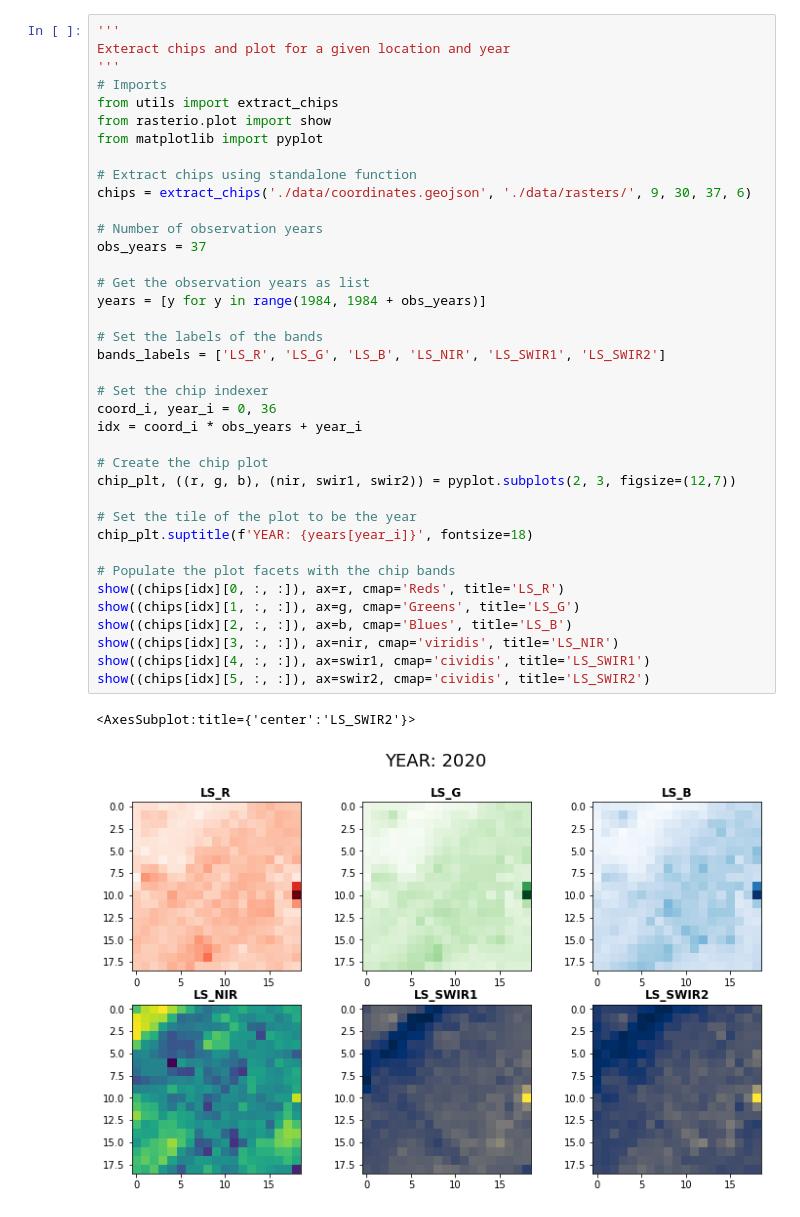
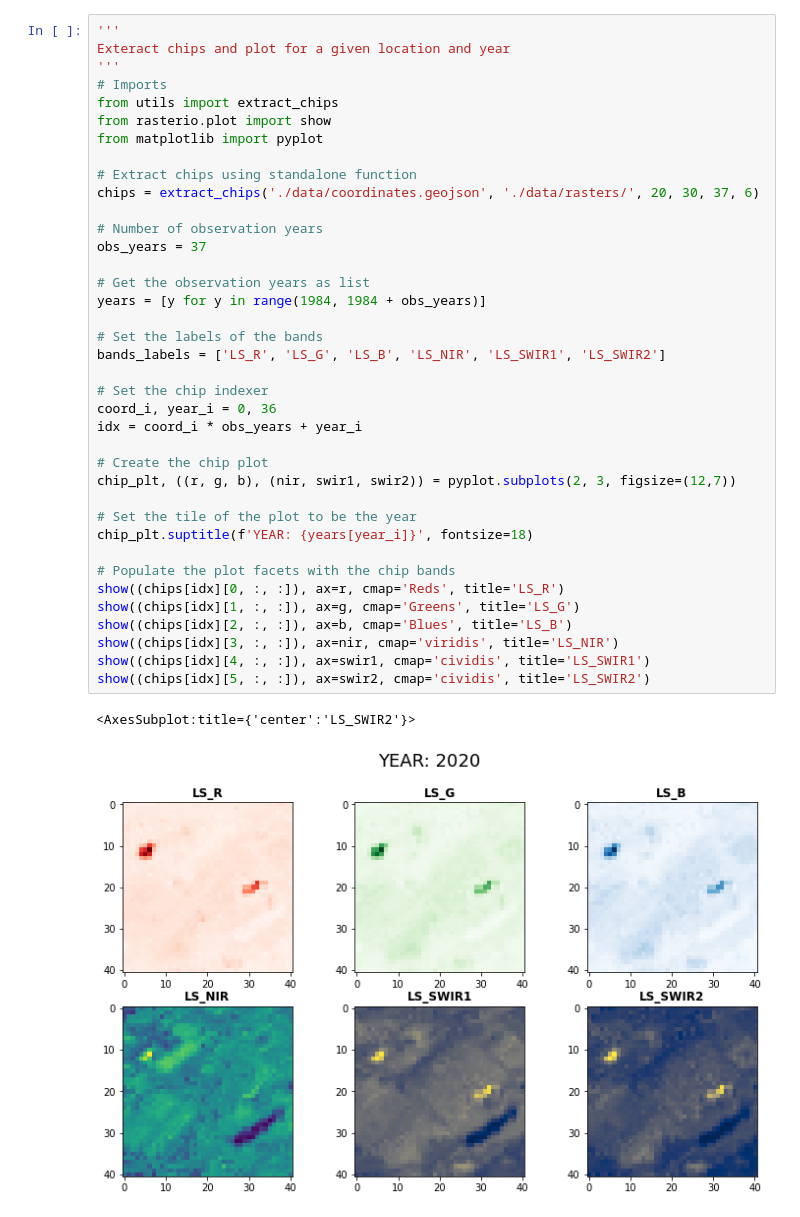
Before and after one commit to danleesmith/pdetest, a Jupyter notebook: 3_tests.ipynb, the cells around one changed output. Drawn from its saved outputs; the diff is of its cells as text.

```diff
--- a/3_tests.ipynb
+++ b/3_tests.ipynb
@@ -8,34 +8,34 @@ from rasterio.plot import show
 from matplotlib import pyplot
 
 # Extract chips using standalone function
-chips = extract_chips('./data/coordinates.geojson', './data/rasters/', 9, 30, 37, 6)
+chips = extract_chips('./data/coordinates.geojson', './data/rasters/', 20, 30, 37, 6)
 
 # Number of observation years
 obs_years = 37
 
 # Get the observation years as list
 years = [y for y in range(1984, 1984 + obs_years)]
 
 # Set the labels of the bands
 bands_labels = ['LS_R', 'LS_G', 'LS_B', 'LS_NIR', 'LS_SWIR1', 'LS_SWIR2']
 
 # Set the chip indexer
 coord_i, year_i = 0, 36
 idx = coord_i * obs_years + year_i
 
 # Create the chip plot
 chip_plt, ((r, g, b), (nir, swir1, swir2)) = pyplot.subplots(2, 3, figsize=(12,7))
 
 # Set the tile of the plot to be the year
 chip_plt.suptitle(f'YEAR: {years[year_i]}', fontsize=18)
 
 # Populate the plot facets with the chip bands
 show((chips[idx][0, :, :]), ax=r, cmap='Reds', title='LS_R')
 show((chips[idx][1, :, :]), ax=g, cmap='Greens', title='LS_G')
 show((chips[idx][2, :, :]), ax=b, cmap='Blues', title='LS_B')
 show((chips[idx][3, :, :]), ax=nir, cmap='viridis', title='LS_NIR')
 show((chips[idx][4, :, :]), ax=swir1, cmap='cividis', title='LS_SWIR1')
 show((chips[idx][5, :, :]), ax=swir2, cmap='cividis', title='LS_SWIR2')
 # %% [output]
 <AxesSubplot:title={'center':'LS_SWIR2'}>
-[figure, old version]
+[figure, new version]
```
